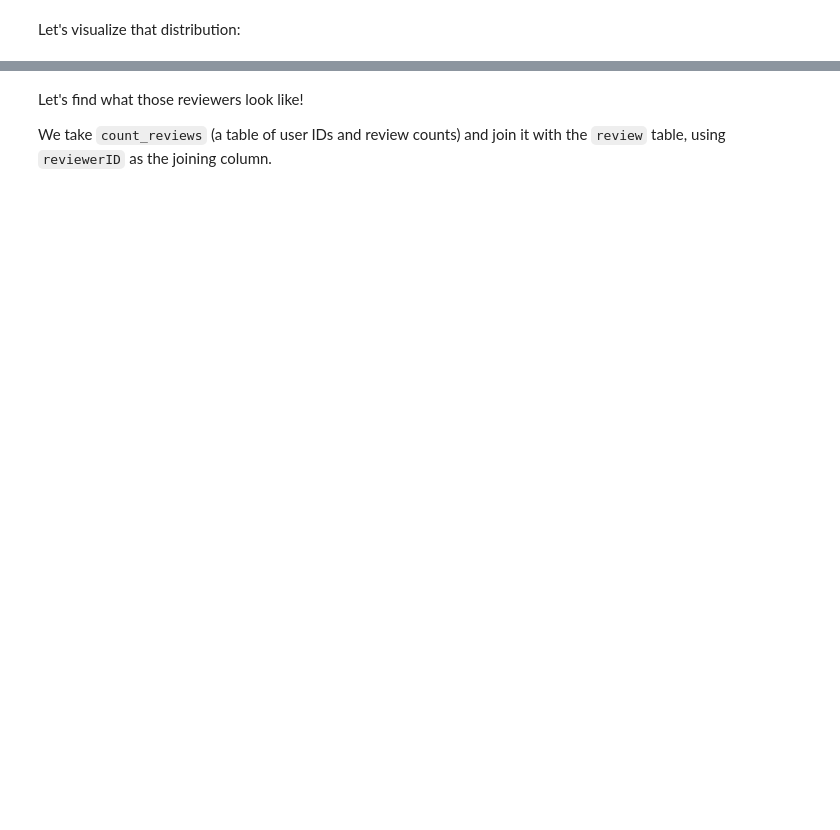
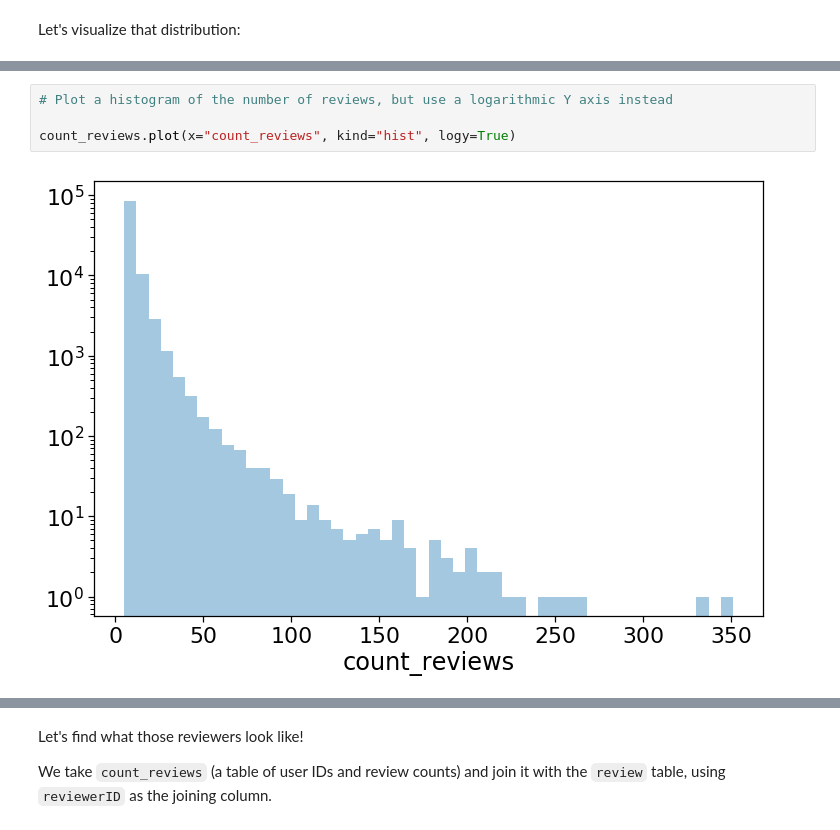
Before and after one commit to ggruff/spark_workshop, a Jupyter notebook: notebooks/Spark Workshop.ipynb, the cells around one changed output, grey strips where cells are left out. Cells and saved outputs as stored; diff of their text form; blank space fills up the shorter version.

```diff
--- a/notebooks/Spark Workshop.ipynb
+++ b/notebooks/Spark Workshop.ipynb
@@ -233,0 +246,6 @@ count_users.plot(x="count_reviews", y="count_users")
+# %%
+# Plot a histogram of the number of reviews, but use a logarithmic Y axis instead
+
+count_reviews.plot(x="count_reviews", kind="hist", logy=True)
+# %% [output]
+[figure, added]
```
Also changed, not shown: parts of 52 cells of this notebook, 1 other file.
